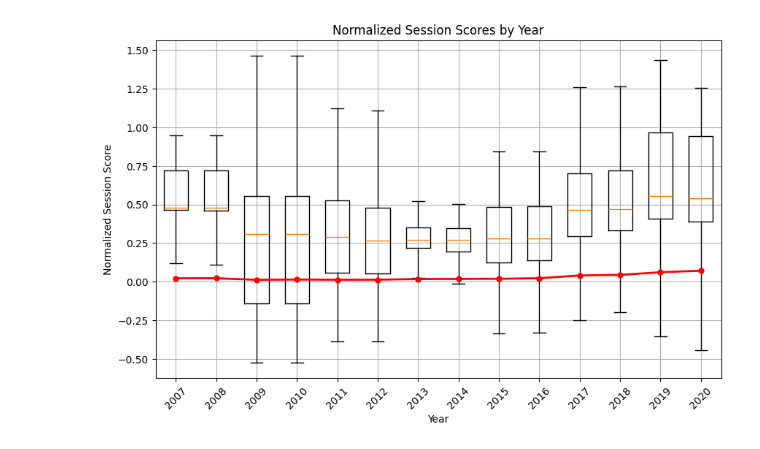
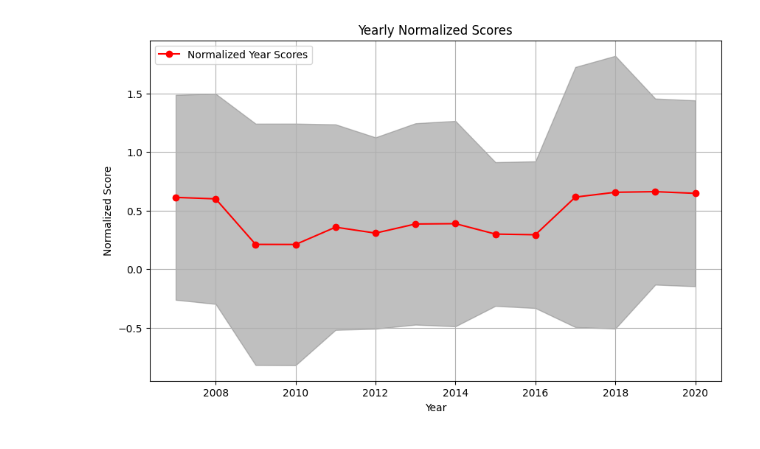
Before and after one commit to vdaita/buy-american-polarization, a Jupyter notebook: Process.ipynb, the cells around one changed output. Cells and saved outputs as stored; diff of their text form; code cells hidden in the pictures.

```diff
--- a/Process.ipynb
+++ b/Process.ipynb
@@ -42,18 +87,29 @@ for col in tqdm(website_df.select_dtypes(include=['object']).columns):
 # %%
 import numpy as np
+
 def propagate_str_value_forward(df):
     df = df.copy()
     df.replace('', np.nan, inplace=True)  # Replace empty strings with NaN
+    df = df.applymap(lambda x: np.nan if isinstance(x, str) and len(x) < 200 else x)  # Set strings with length < 200 to NaN
     df = df.T.ffill(axis=0).T  # Forward fill NaN values
     df.fillna('', inplace=True)  # Fill remaining NaN with empty strings
     return df
+
 website_df = propagate_str_value_forward(website_df)
 # %%
 import re
-
+import pandas as pd
+import matplotlib.pyplot as plt
+from tqdm import tqdm
 session_year_map = {2007: 110, 2008: 110, 2009: 111, 2010: 111, 2011: 112, 2012: 112, 2013: 113, 2014: 113, 2015: 114, 2016: 114, 2017: 115, 2018: 115, 2019: 116, 2020: 116}
 all_website_scores = []
+all_website_scores_by_category = {category: [] for category in classification_col.unique()}
+
 normalized_year_scores = []
+year_std_devs = []
+
+categorized_normalized_year_scores = {category: [] for category in classification_col.unique()}
+categorized_year_std_devs = {category: [] for category in classification_col.unique()}
 
 for year in session_year_map:
     session = session_year_map[year]
@@ -79,6 +135,7 @@ for year in session_year_map:
     y_n_denominator = sum(beta * beta for beta in keywords_df["beta"])
 
     website_scores = []
+    website_scores_by_category = {category: [] for category in classification_col.unique()}
 
     for website in tqdm(phrase_count.index):
         website_stats = phrase_count.loc[website]
@@ -90,8 +147,19 @@ for year in session_year_map:
             y_n_numerator += beta * (website_stats[phrase] / phrase_count_sum - alpha)
         year_score += y_n_numerator / y_n_denominator
         website_scores.append(y_n_numerator / y_n_denominator)
+        website_category = classification_col[website]
+        website_scores_by_category[website_category].append(y_n_numerator / y_n_denominator)
 
     all_website_scores.append(website_scores)
-    normalized_year_scores.append(year_score / websites_count)
+    normalized_year_scores.append(np.mean(website_scores))
+    year_std_devs.append(np.std(website_scores))
+
+    for category in classification_col.unique():
+        if len(website_scores_by_category[category]) == 0:
+            print(f"Category {category} had no websites in year {year}")
+        all_website_scores_by_category[category].append(website_scores_by_category[category])
+        categorized_normalized_year_scores[category].append(np.mean(website_scores_by_category[category]))
+        categorized_year_std_devs[category].append(np.std(website_scores_by_category[category]))
+
     print(f"Year {year} score: {year_score / websites_count}")
 # %% [output]
@@ -117,18 +248,18 @@ print([np.mean(scores) for scores in all_website_scores])
 # %%
 import matplotlib.pyplot as plt
 
-# Plotting the normalized session scores
+years = list(session_year_map.keys())
 plt.figure(figsize=(10, 6))
-years = list(session_year_map.keys())
-
-plt.boxplot(all_website_scores, positions=range(len(years)), widths=0.6, showfliers=False)
-plt.xticks(range(len(years)), years, rotation=45)
-plt.plot(range(len(years)), normalized_year_scores, marker='o', color='r', linestyle='-', linewidth=2, markersize=5)
-
+plt.plot(years, normalized_year_scores, marker='o', color='r', label='Normalized Year Scores')
+plt.fill_between(years,
+                 [score - 1.96*std for score, std in zip(normalized_year_scores, year_std_devs)],
+                 [score + 1.96*std for score, std in zip(normalized_year_scores, year_std_devs)],
+                 color='gray', alpha=0.5)
 plt.xlabel('Year')
-plt.ylabel('Normalized Session Score')
-plt.title('Normalized Session Scores by Year')
+plt.ylabel('Normalized Score')
+plt.title('Yearly Normalized Scores')
+plt.legend()
 plt.grid(True)
 plt.show()
 # %% [output]
-[figure, old version]
+[figure, new version]
```
Also changed, not shown: parts of 11 cells of this notebook, 1 other file.
